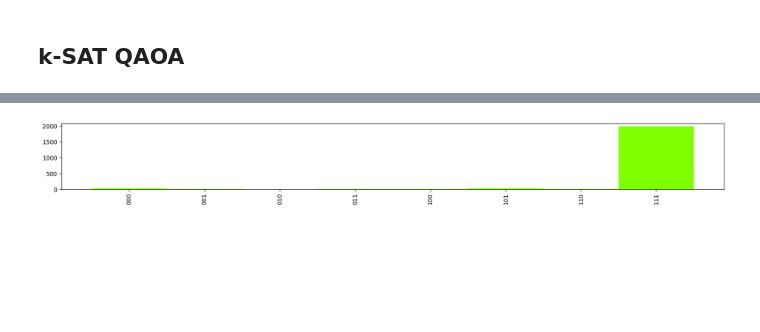
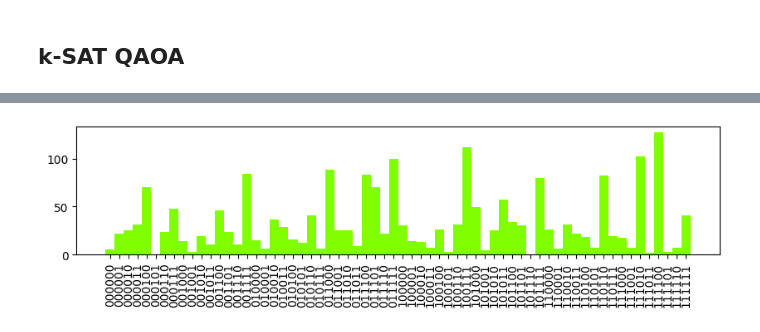
Before and after one commit to rafaeleb/kSAT, a Jupyter notebook: random_sat.ipynb, the cells around one changed output, grey strips where cells are left out. Saved outputs shown, nothing was run; the diff lists cells and outputs as text; code cells hidden in the pictures; blank space fills up the shorter version.

```diff
--- a/random_sat.ipynb
+++ b/random_sat.ipynb
@@ -28,9 +21,8 @@ To enable them in other operations, rebuild TensorFlow with the appropriate comp
 ## k-SAT QAOA
 # %%
 k = 3 #length of clauses
-n_var = 3 #number of variables
+n_var = 6 #number of variables
 nqubits = n_var #number of qubits in the circuit
-all_vars = [i for i in range(0,n_var+1)]
+all_vars = [i for i in range(-n_var,n_var+1)]
 all_vars = [i for i in all_vars if i != 0]
-l = [-1, 1]
 # %%
@@ -412,12 +390,12 @@ valid_keys
-# %%
-xticks = range(0, 2**nqubits)
-xtick_labels = list(map(lambda x: format(x, "0"+str(nqubits)+"b"), xticks))
-bins = np.arange(0, 2**nqubits + 1) - 0.5
-
-plt.figure(figsize=(20,2))
-plt.xticks(xticks, xtick_labels, rotation="vertical")
-plt.hist(data, bins=bins, color = "chartreuse", lw=0)
-#plt.savefig('hist_custom_sat.pdf')
-plt.show()
-# %% [output]
-[figure, removed]
+# %%
+xticks = range(0, 2**nqubits)
+xtick_labels = list(map(lambda x: format(x, "0"+str(nqubits)+"b"), xticks))
+bins = np.arange(0, 2**nqubits + 1) - 0.5
+
+plt.figure(figsize=(10,2))
+plt.xticks(xticks, xtick_labels, rotation="vertical")
+plt.hist(data, bins=bins, color = "chartreuse", lw=0)
+#plt.savefig('hist_custom_sat.pdf')
+plt.show()
+# %% [output]
+[figure, added]
```
Also changed, not shown: parts of 23 cells of this notebook, 4 other files.
